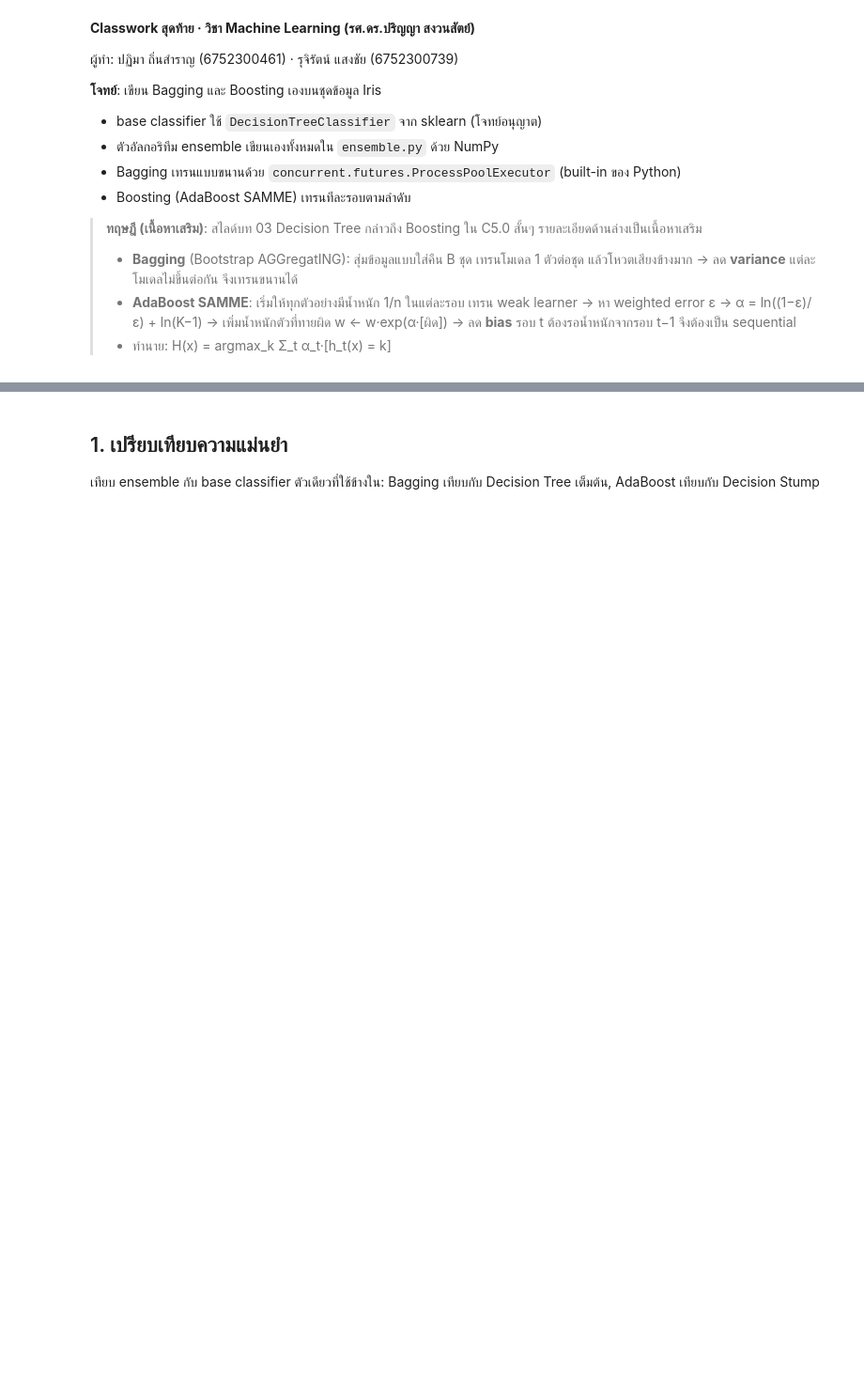
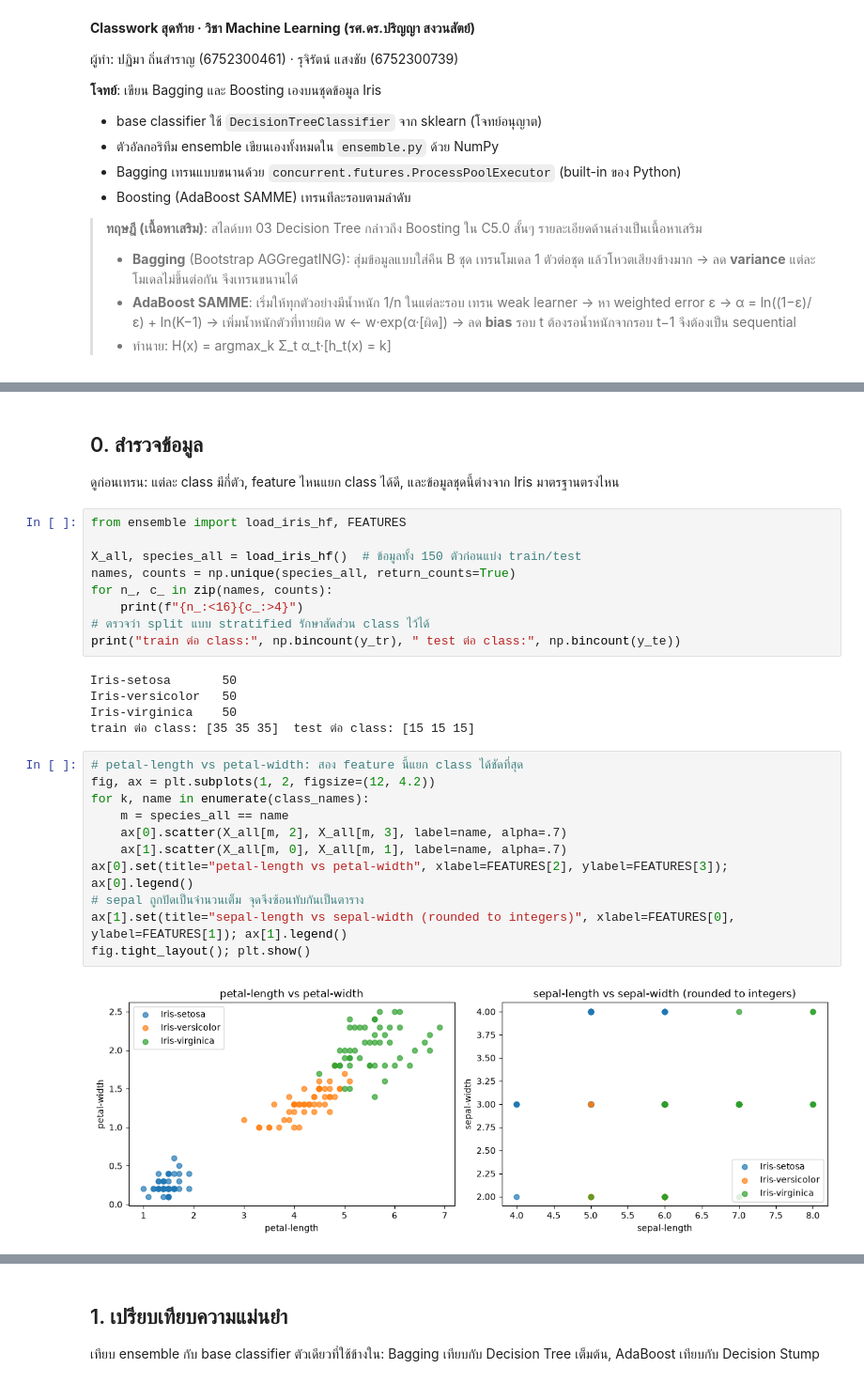
Before and after one commit to Finoria-co/Ensemble-Learning, a Jupyter notebook: ensemble_iris.ipynb, the cells around one changed output, grey strips where cells are left out. Shown at 94% size. Drawn from its saved outputs; the diff is of its cells as text; blank space fills up the shorter version.

```diff
--- a/ensemble_iris.ipynb
+++ b/ensemble_iris.ipynb
@@ -28,0 +30,30 @@ train (105, 4) test (45, 4) classes [np.str_('Iris-setosa'), np.str_('Iris-versi
+# %% [markdown]
+## 0. สำรวจข้อมูล
+ดูก่อนเทรน: แต่ละ class มีกี่ตัว, feature ไหนแยก class ได้ดี, และข้อมูลชุดนี้ต่างจาก Iris มาตรฐานตรงไหน
+# %%
+from ensemble import load_iris_hf, FEATURES
+
+X_all, species_all = load_iris_hf()  # ข้อมูลทั้ง 150 ตัวก่อนแบ่ง train/test
+names, counts = np.unique(species_all, return_counts=True)
+for n_, c_ in zip(names, counts):
+    print(f"{n_:<16}{c_:>4}")
+# ตรวจว่า split แบบ stratified รักษาสัดส่วน class ไว้ได้
+print("train ต่อ class:", np.bincount(y_tr), " test ต่อ class:", np.bincount(y_te))
+# %% [output]
+Iris-setosa       50
+Iris-versicolor   50
+Iris-virginica    50
+train ต่อ class: [35 35 35]  test ต่อ class: [15 15 15]
+# %%
+# petal-length vs petal-width: สอง feature นี้แยก class ได้ชัดที่สุด
+fig, ax = plt.subplots(1, 2, figsize=(12, 4.2))
+for k, name in enumerate(class_names):
+    m = species_all == name
+    ax[0].scatter(X_all[m, 2], X_all[m, 3], label=name, alpha=.7)
+    ax[1].scatter(X_all[m, 0], X_all[m, 1], label=name, alpha=.7)
+ax[0].set(title="petal-length vs petal-width", xlabel=FEATURES[2], ylabel=FEATURES[3]); ax[0].legend()
+# sepal ถูกปัดเป็นจำนวนเต็ม จุดจึงซ้อนทับกันเป็นตาราง
+ax[1].set(title="sepal-length vs sepal-width (rounded to integers)", xlabel=FEATURES[0], ylabel=FEATURES[1]); ax[1].legend()
+fig.tight_layout(); plt.show()
+# %% [output]
+[figure, added]
```
Also changed, not shown: parts of 10 cells of this notebook, 1 other file.
